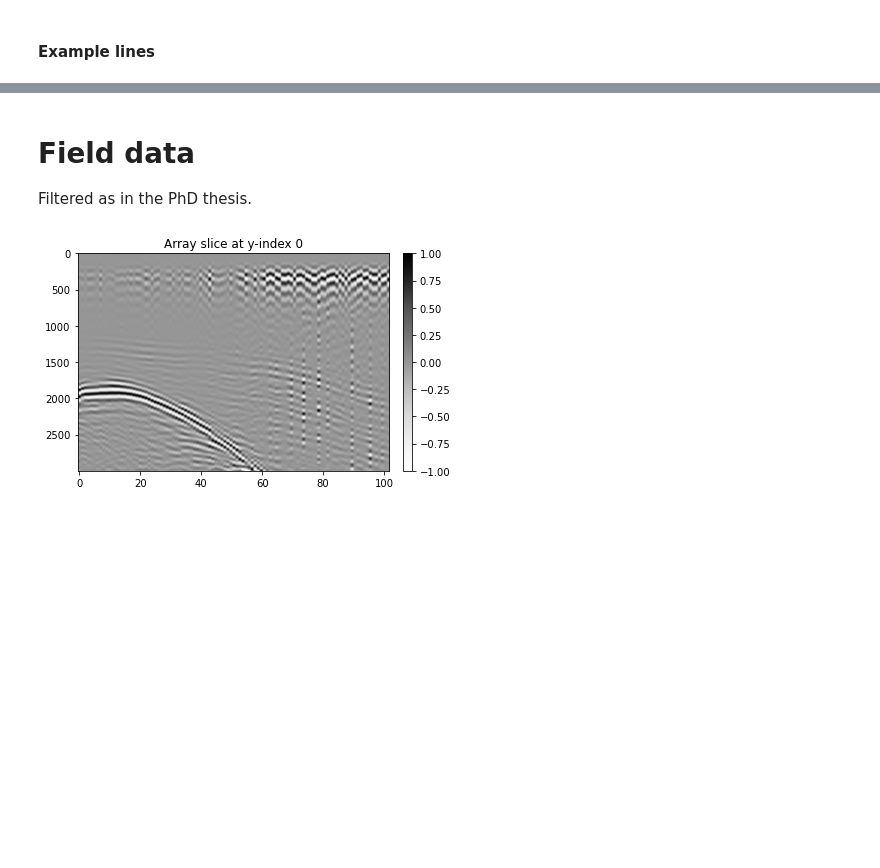
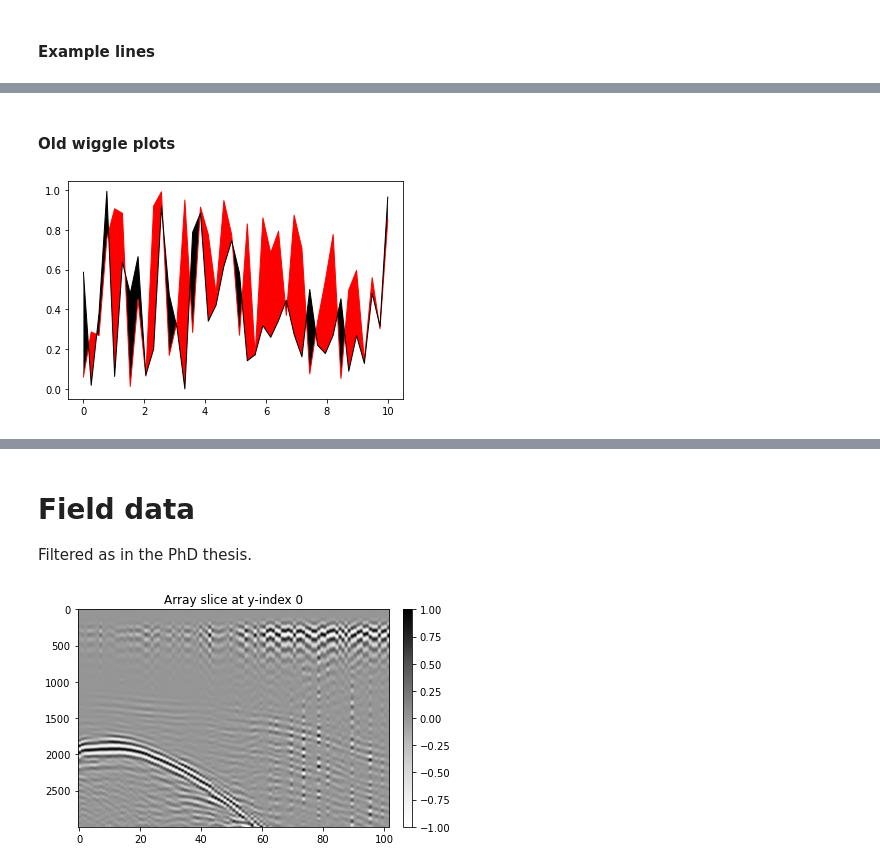
Before and after one commit to kmch/Kolumbo-FWI, a Jupyter notebook: notebooks/Data_fit.ipynb, the cells around one changed output, grey strips where cells are left out. Saved outputs shown, nothing was run; the diff lists cells and outputs as text; code cells hidden in the pictures; blank space fills up the shorter version.

```diff
--- a/notebooks/Data_fit.ipynb
+++ b/notebooks/Data_fit.ipynb
@@ -61,0 +71,12 @@ ep = 8
+# %% [markdown]
+#### Old wiggle plots
+# %%
+# plot_2_series
+from fwipy.utils import plot_2_series
+ns = 40
+x = np.linspace(0,10,ns)
+y1 = np.random.rand(ns)
+y2 = np.random.rand(ns)
+plot_2_series(x, y1, y2, c1='k', c2='r')
+# %% [output]
+[figure, added]
```
Also changed, not shown: parts of 17 cells of this notebook.
